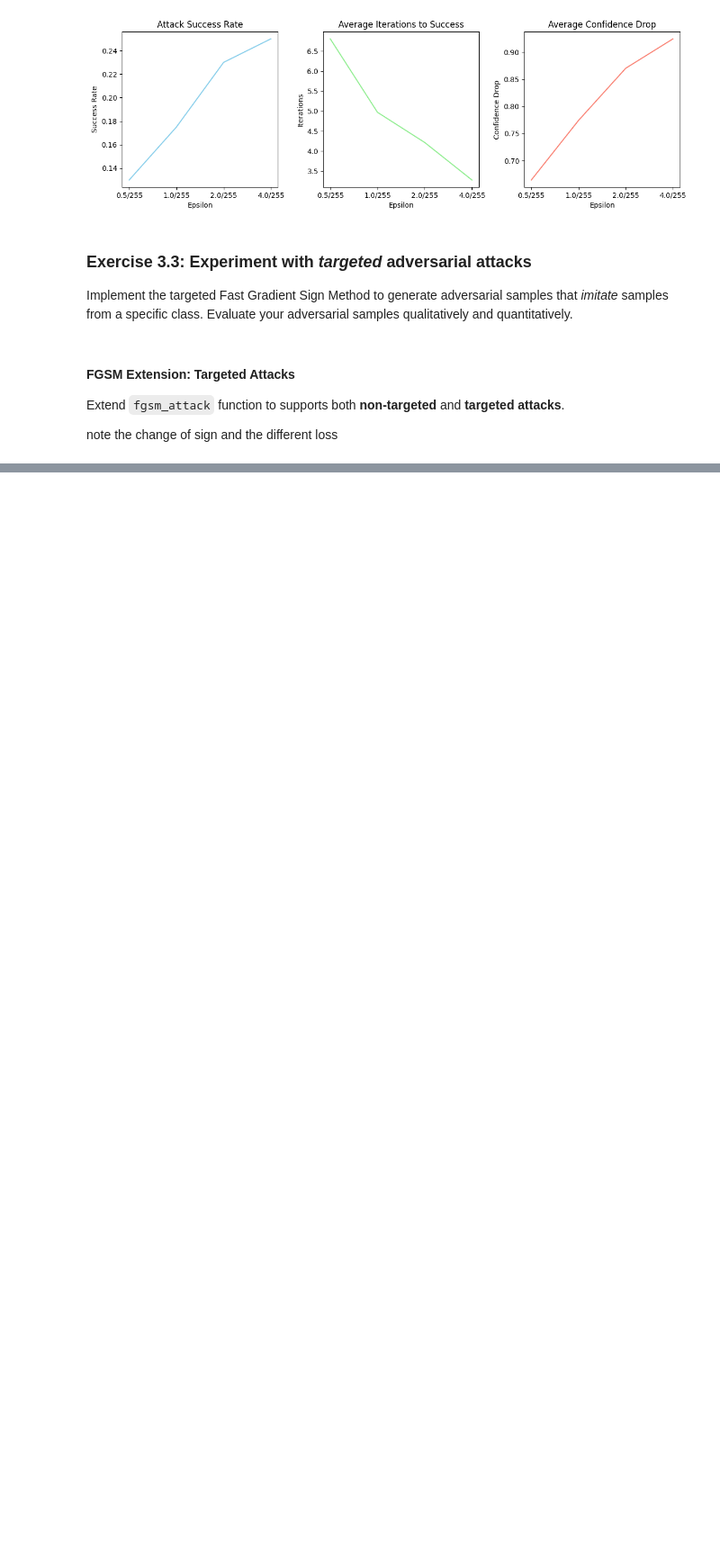
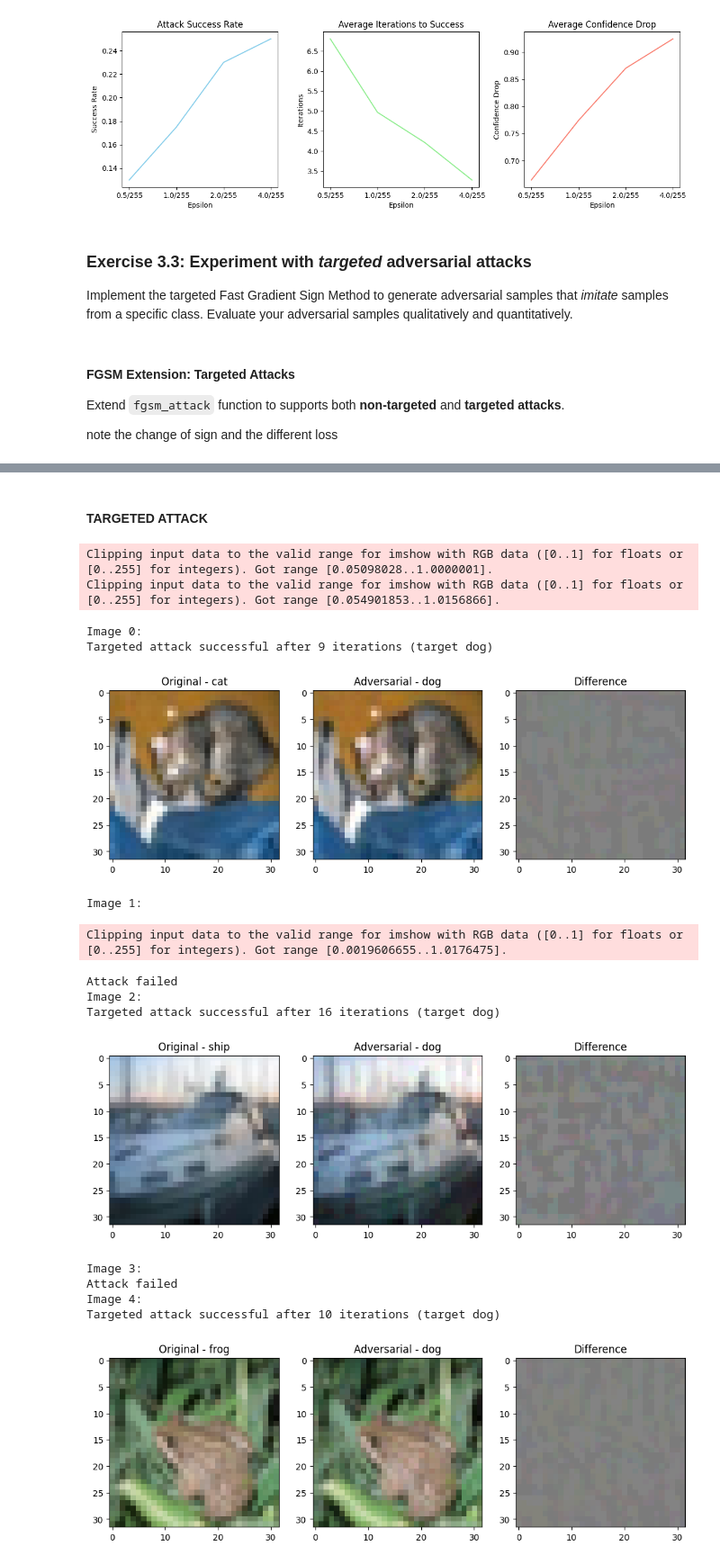
Before and after one commit to fbizza/deep-learning-applications, a Jupyter notebook: lab_4/Lab4_OOD_2025.ipynb, the cells around one changed output, grey strips where cells are left out. Shown at 90% size. Cells and saved outputs as stored; diff of their text form; code cells hidden in the pictures; blank space fills up the shorter version.

```diff
--- a/lab_4/Lab4_OOD_2025.ipynb
+++ b/lab_4/Lab4_OOD_2025.ipynb
@@ -821,0 +863,31 @@ def show_attack(original_image, true_label, adversarial_image, predicted_label,
+# %% [markdown]
+#### TARGETED ATTACK
+# %%
+target_class = torch.tensor(5, device=device) # dog
+
+for i in range(n_images):
+    print(f"Image {i}:")
+    img_ex, label_ex = img[i].to(device), label[i].to(device)
+
+    num_iter, orig_img, adv_img, pred = fgsm_attack(
+        model, criterion, img_ex, label_ex, epsilon, target_label=target_class, max_iterations=max_iterations
+    )
+
+    show_attack(orig_img, label_ex, adv_img, pred, num_iter, inv, classes, target_label=target_class)
+# %% [output]
+Clipping input data to the valid range for imshow with RGB data ([0..1] for floats or [0..255] for integers). Got range [0.05098028..1.0000001].
+Clipping input data to the valid range for imshow with RGB data ([0..1] for floats or [0..255] for integers). Got range [0.054901853..1.0156866].
+Image 0:
+Targeted attack successful after 9 iterations (target dog)
+[figure, added]
+Image 1:
+Clipping input data to the valid range for imshow with RGB data ([0..1] for floats or [0..255] for integers). Got range [0.0019606655..1.0176475].
+Attack failed
+Image 2:
+Targeted attack successful after 16 iterations (target dog)
+[figure, added]
+Image 3:
+Attack failed
+Image 4:
+Targeted attack successful after 10 iterations (target dog)
+[figure, added]
```
Also changed, not shown: parts of 8 cells of this notebook.
